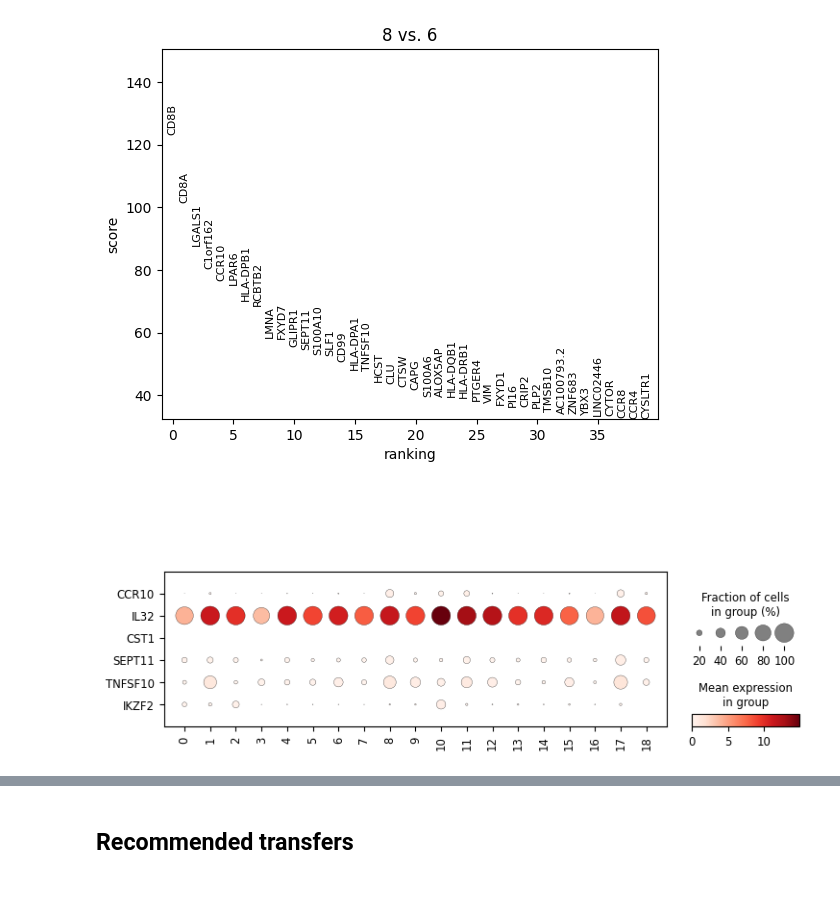
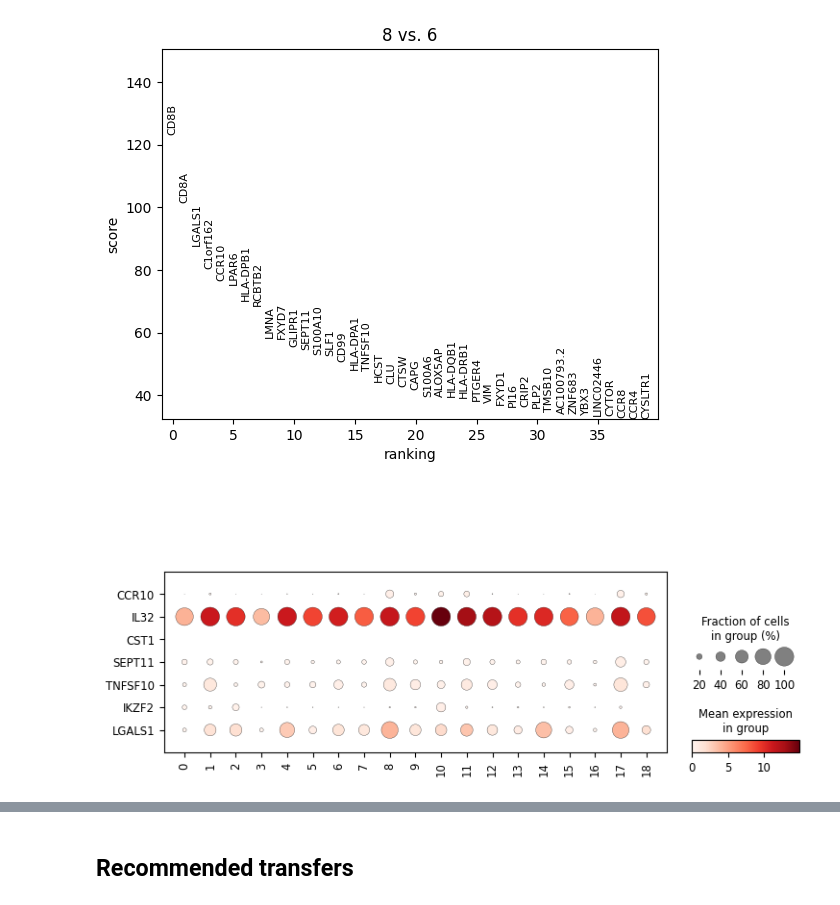
Before and after one commit to aifimmunology/sound-life-scrna-analysis, a Jupyter notebook: scrna-seq_analysis/02-reference_labeling/12z-Python_filter_L3_cd4_cd8_transfer.ipynb, the cells around one changed output, grey strips where cells are left out. Cells and saved outputs as stored; diff of their text form; code cells hidden in the pictures.

```diff
--- a/scrna-seq_analysis/02-reference_labeling/12z-Python_filter_L3_cd4_cd8_transfer.ipynb
+++ b/scrna-seq_analysis/02-reference_labeling/12z-Python_filter_L3_cd4_cd8_transfer.ipynb
@@ -503,10 +501,11 @@ WARNING: It seems you use rank_genes_groups on the raw count data. Please logari
 # %%
 sc.pl.dotplot(
     joint_adata,
     groupby = 'leiden_2',
-    var_names = ['CCR10', 'IL32', 'CST1', 'SEPT11', 'TNFSF10','IKZF2'],
+    var_names = ['CCR10', 'IL32', 'CST1', 'SEPT11', 'TNFSF10','IKZF2',
+                 'LGALS1'],
     swap_axes = True
 )
 # %% [output]
-[figure, old version]
+[figure, new version]
 # %%
```
Also changed, not shown: parts of 32 cells of this notebook.
